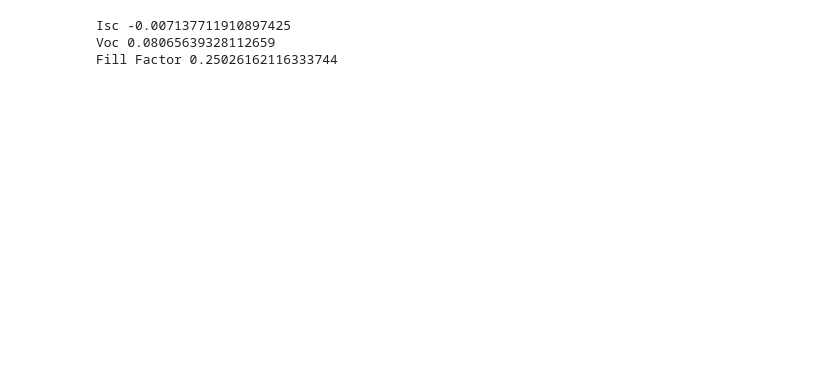
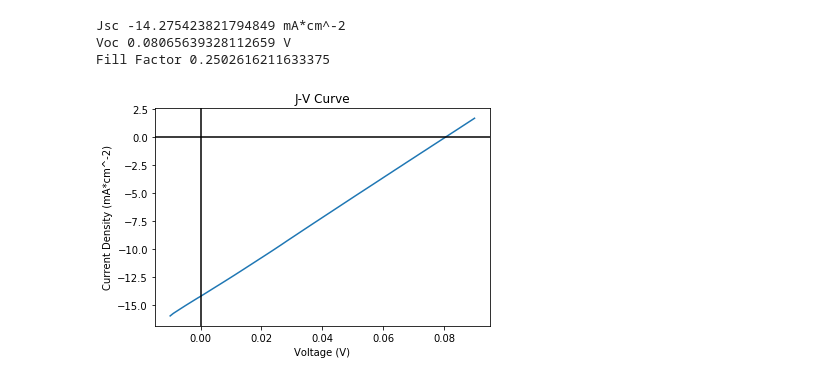
Before and after one commit to Wellesley-Solar/Keithley_Tools, a Jupyter notebook: Keithley.ipynb, the cells around one changed output. Drawn from its saved outputs; the diff is of its cells as text; code cells hidden in the pictures; blank space fills up the shorter version.

```diff
--- a/Keithley.ipynb
+++ b/Keithley.ipynb
@@ -211,7 +213,9 @@ Fill Factor 0.25213936845168167
 # %%
-d1p2=analyzer('jv_device1p2.csv')
+d1p2=analyzer('jv_device1p2.csv',.5)
+d1p2.plotJV()
 # %% [output]
-Isc -0.007137711910897425
-Voc 0.08065639328112659
-Fill Factor 0.25026162116333744
+Jsc -14.275423821794849 mA*cm^-2
+Voc 0.08065639328112659 V
+Fill Factor 0.2502616211633375
+[figure, added]
 # %%
```
Also changed, not shown: parts of 4 cells of this notebook, 1 other file.
